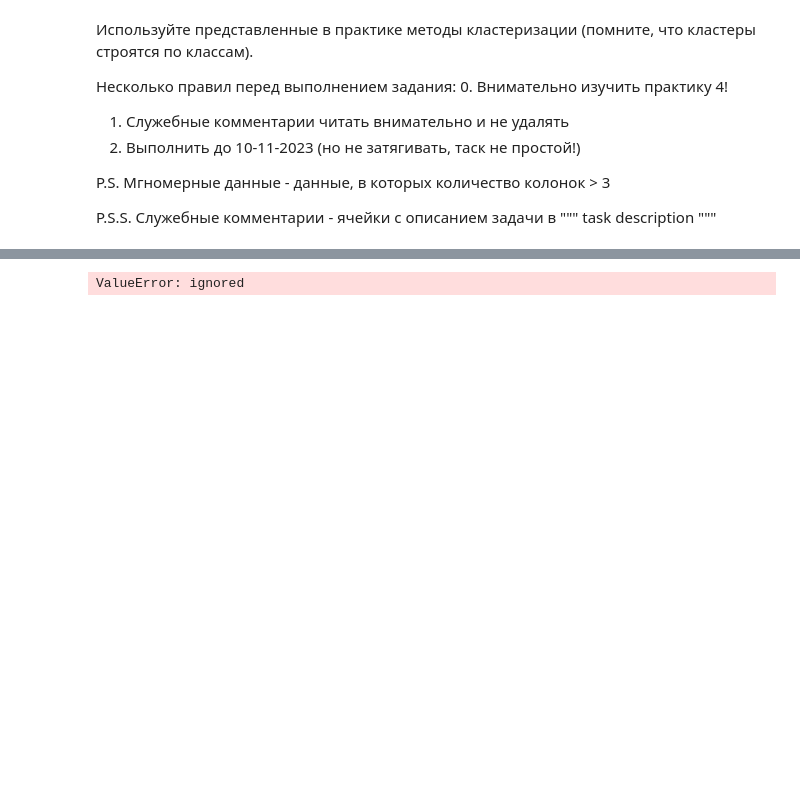
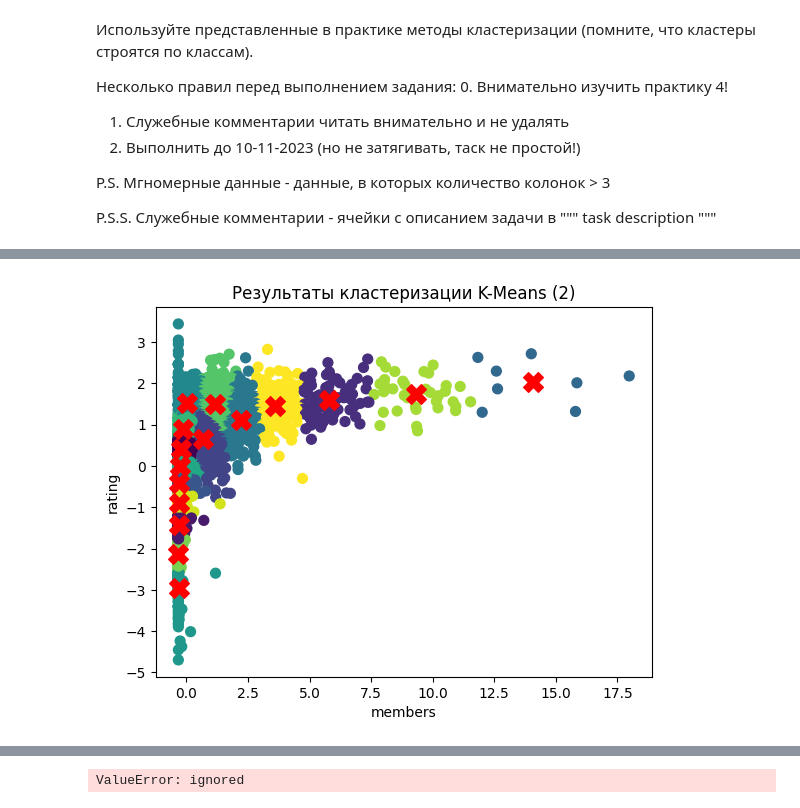
Before and after one commit to TheGodseeker/ML_PR, a Jupyter notebook: Задание_4.ipynb, the cells around one changed output, grey strips where cells are left out. Saved outputs shown, nothing was run; the diff lists cells and outputs as text; code cells hidden in the pictures; blank space fills up the shorter version.

```diff
--- a/Задание_4.ipynb
+++ b/Задание_4.ipynb
@@ -119,7 +119,7 @@ for i in df.columns:
 #       df = df.drop(i, axis=1)
 # %%
 #Удаляем пустоты и выбросы
-df.dropna()
+df = df.dropna()
 
 sel_col = [ 'rating', 'members']
 burster = Burst(df)
@@ -185,8 +171,7 @@ for i in sel_col:
 # Создаем экземпляр модели K-Means
 X = df_cluster [['members', 'rating']]
 
-X.dropna()
-kmeans = KMeans(n_clusters=2)
+kmeans = KMeans(n_clusters=8)
 
 # Производим кластеризацию данных
 kmeans.fit(X)
@@ -199,9 +182,9 @@ ValueError: ignored
 # %%
-kmeans_2 = KMeans(n_clusters=4)
+kmeans_2 = KMeans(n_clusters=16)
 
 # Производим кластеризацию данных
 kmeans_2.fit(X)
 
 # Получаем центры кластеров и прогнозируем принадлежность к кластерам
-cluster_centers = kmeans_2.cluster_centers_
-cluster_labels = kmeans_2.labels_
+cluster_centers_2 = kmeans_2.cluster_centers_
+cluster_labels_2 = kmeans_2.labels_
@@ -223,11 +206,13 @@ plt.show()
 # %%
 # Визуализируем результаты кластеризации
-plt.scatter(df_cluster['members'], df_cluster['rating'], c=cluster_labels, s=50, cmap='viridis')
-plt.scatter(cluster_centers[:, 0], cluster_centers[:, 1], c='red', s=200, marker='X')
+plt.scatter(df_cluster['members'], df_cluster['rating'], c=cluster_labels_2, s=50, cmap='viridis')
+plt.scatter(cluster_centers_2[:, 0], cluster_centers_2[:, 1], c='red', s=200, marker='X')
 plt.xlabel('members')
 plt.ylabel('rating')
 plt.title('Результаты кластеризации K-Means (2)')
 plt.show()
+# %% [output]
+[figure, added]
 # %%
 """
 Здесь DBSCAN и метрики. Используйте поиск оптимального EPS. Объясните почему?
```
Also changed, not shown: parts of 8 cells of this notebook.
